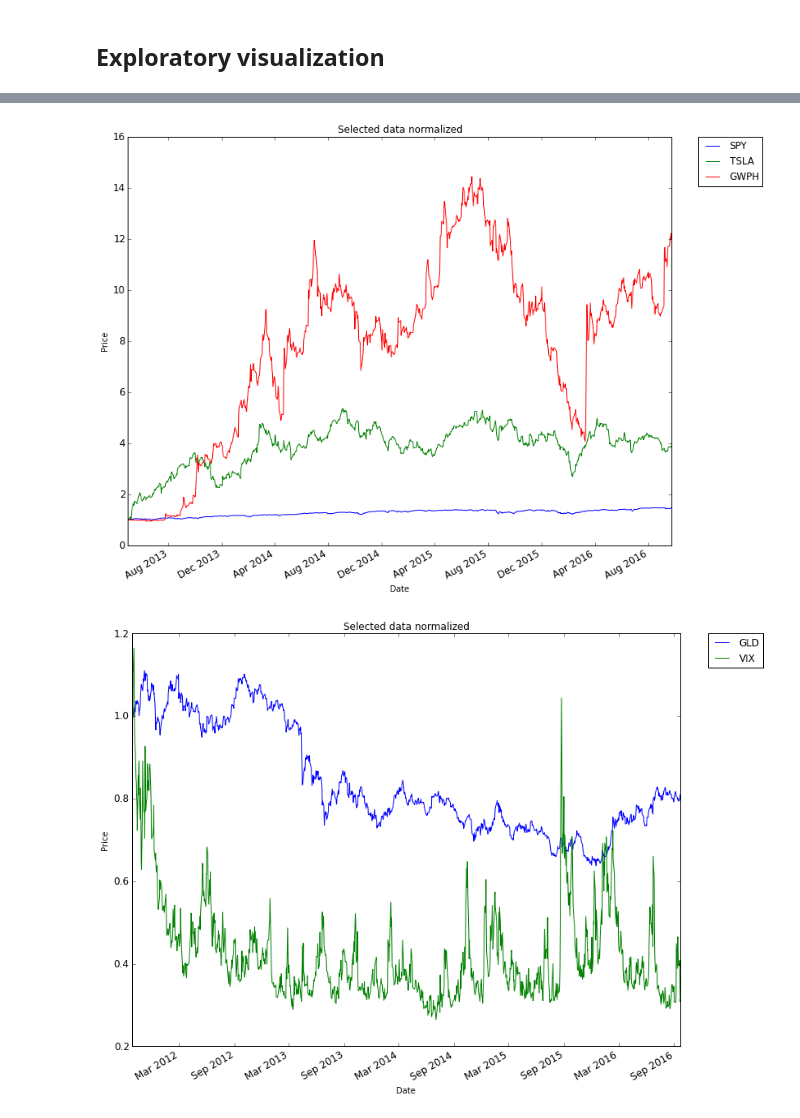
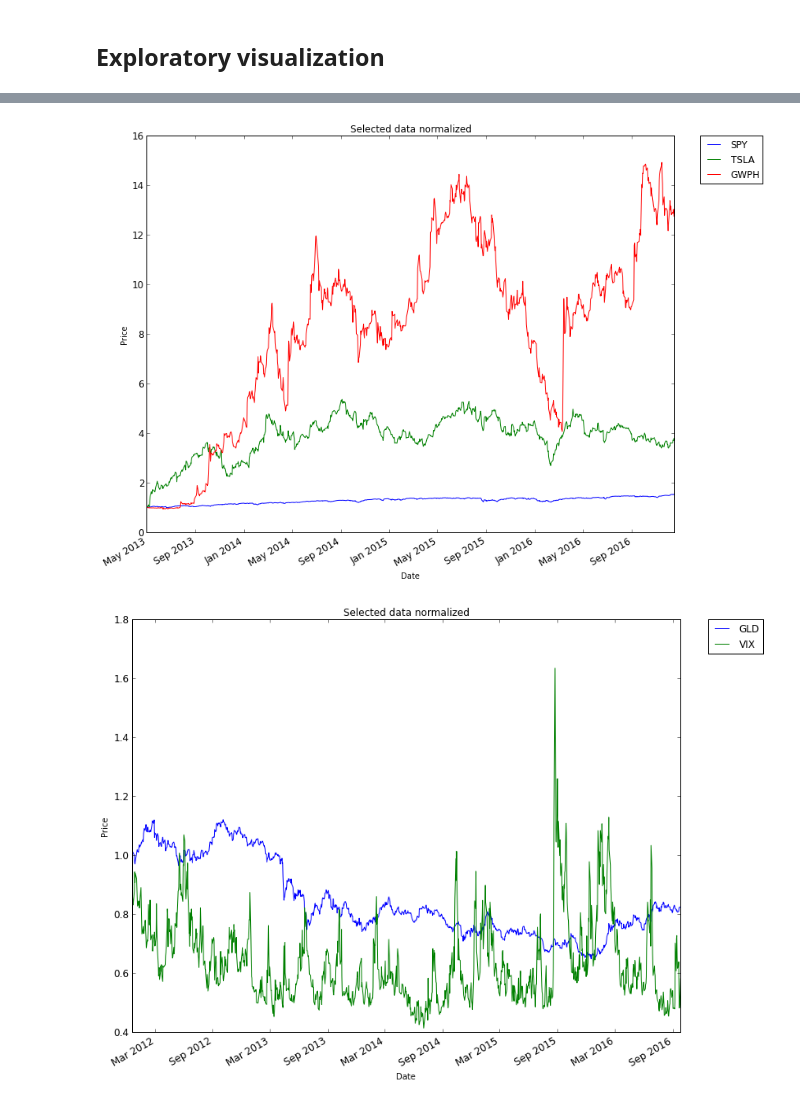
Before and after one commit to carldgosselin/stock-analyzer, a Jupyter notebook: 160_exploratory_visualization.ipynb, the cells around one changed output, grey strips where cells are left out. Drawn from its saved outputs; the diff is of its cells as text; code cells hidden in the pictures.

```diff
--- a/160_exploratory_visualization.ipynb
+++ b/160_exploratory_visualization.ipynb
@@ -94,13 +97,13 @@ def plot_data(df, title="Stock prices"):
 
 def test_run():
     # Define a date range
-    dates = pd.date_range('2011-09-26', '2016-09-26')
+    dates = pd.date_range('2011-12-18', '2016-12-18')
     # Choose stock symbols to read
     symbols = ['UPRO','GOOG','AAPL','AMZN','DIS','NFLX','FB','AXY','VIX','TSLA','GWPH','MSFT','GLD']  # SPY will be added in get_data()
     # Get stock data
     df = get_data(symbols, dates)
     # Normalize and plot
-    plot_selected_normalize(df, ['GOOG','MSFT'], '2011-09-26', '2016-09-26')
+    plot_selected_normalize(df, ['GOOG','AAPL'], '2011-12-18', '2016-12-18')
 
 if __name__ == "__main__":
     test_run()
@@ -154,7 +157,7 @@ def plot_data(df, title="Stock prices"):
 
 def test_run():
     # Define a date range
-    dates = pd.date_range('2011-09-26', '2016-09-26')
+    dates = pd.date_range('2011-12-18', '2016-12-18')
 
     # Choose stock symbols to read
     symbols = ['UPRO','GOOG','AAPL','AMZN','DIS','NFLX','FB','AXY','VIX','TSLA','GWPH','MSFT','GLD']  # SPY will be added in get_data()
@@ -166,7 +169,7 @@ def test_run():
     # plot_selected(df, ['SPY', 'GOOG'], '2014-08-01', '2016-08-01')
 
     # Normalize and plot
-    plot_selected_normalize(df, ['AAPL','DIS','NFLX'], '2011-09-26', '2016-09-26')
+    plot_selected_normalize(df, ['AAPL','DIS','NFLX','AMZN','TSLA','MSFT'], '2011-12-18', '2016-12-18')
 
 if __name__ == "__main__":
     test_run()
@@ -220,7 +223,7 @@ def plot_data(df, title="Stock prices"):
 
 def test_run():
     # Define a date range
-    dates = pd.date_range('2012-08-12', '2016-09-26')
+    dates = pd.date_range('2012-08-12', '2016-08-12')
 
     # Choose stock symbols to read
     symbols = ['UPRO','GOOG','AAPL','AMZN','DIS','NFLX','FB','AXY','VIX','TSLA','GWPH','MSFT','GLD']  # SPY will be added in get_data()
@@ -229,7 +232,7 @@ def test_run():
     df = get_data(symbols, dates)
 
     # Normalize and plot
-    plot_selected_normalize(df, ['AMZN','FB','AXY'], '2012-08-12', '2016-09-26')
+    plot_selected_normalize(df, ['AMZN','FB','AXY'], '2012-08-12', '2016-08-12')
 
 if __name__ == "__main__":
     test_run()
@@ -283,7 +286,7 @@ def plot_data(df, title="Stock prices"):
 
 def test_run():
     # Define a date range
-    dates = pd.date_range('2013-05-01', '2016-09-26')
+    dates = pd.date_range('2013-05-01', '2016-12-18')
 
     # Choose stock symbols to read
     symbols = ['UPRO','GOOG','AAPL','AMZN','DIS','NFLX','FB','AXY','VIX','TSLA','GWPH','MSFT','GLD']  # SPY will be added in get_data()
@@ -292,12 +295,12 @@ def test_run():
     df = get_data(symbols, dates)
 
     # Normalize and plot
-    plot_selected_normalize(df, ['SPY','TSLA','GWPH'], '2013-05-01', '2016-09-26')
+    plot_selected_normalize(df, ['SPY','TSLA','GWPH'], '2013-05-01', '2016-12-18')
 
 if __name__ == "__main__":
     test_run()
 # %% [output]
-[figure, old version]
+[figure, new version]
 # %%
 def plot_selected_normalize(df, columns, start_index, end_index):
 
@@ -326,32 +329,32 @@ def get_data(symbols, dates):
             df = df.dropna(subset=["SPY"])
 
     return df
 
 def normalize_data(df):
     return df/ df.ix[0,:]
 
 def plot_data(df, title="Stock prices"):
     ax = df.plot(title=title, fontsize=12,figsize=(12,10))
     ax.set_xlabel("Date")
     ax.set_ylabel("Price")
     plt.legend(bbox_to_anchor=(1.05, 1), loc=2, borderaxespad=0.)
     plt.show()
 
 
 def test_run():
     # Define a date range
-    dates = pd.date_range('2011-09-26', '2016-09-26')
+    dates = pd.date_range('2011-12-18', '2016-12-18')
 
     # Choose stock symbols to read
     symbols = ['UPRO','GOOG','AAPL','AMZN','DIS','NFLX','FB','AXY','VIX','TSLA','GWPH','MSFT','GLD']  # SPY will be added in get_data()
 
     # Get stock data
     df = get_data(symbols, dates)
 
     # Normalize and plot
     plot_selected_normalize(df, ['GLD','VIX'], '2011-09-26', '2016-09-26')
 
 if __name__ == "__main__":
     test_run()
 # %% [output]
-[figure, old version]
+[figure, new version]
```
Also changed, not shown: parts of 5 cells of this notebook, 49 other files.
